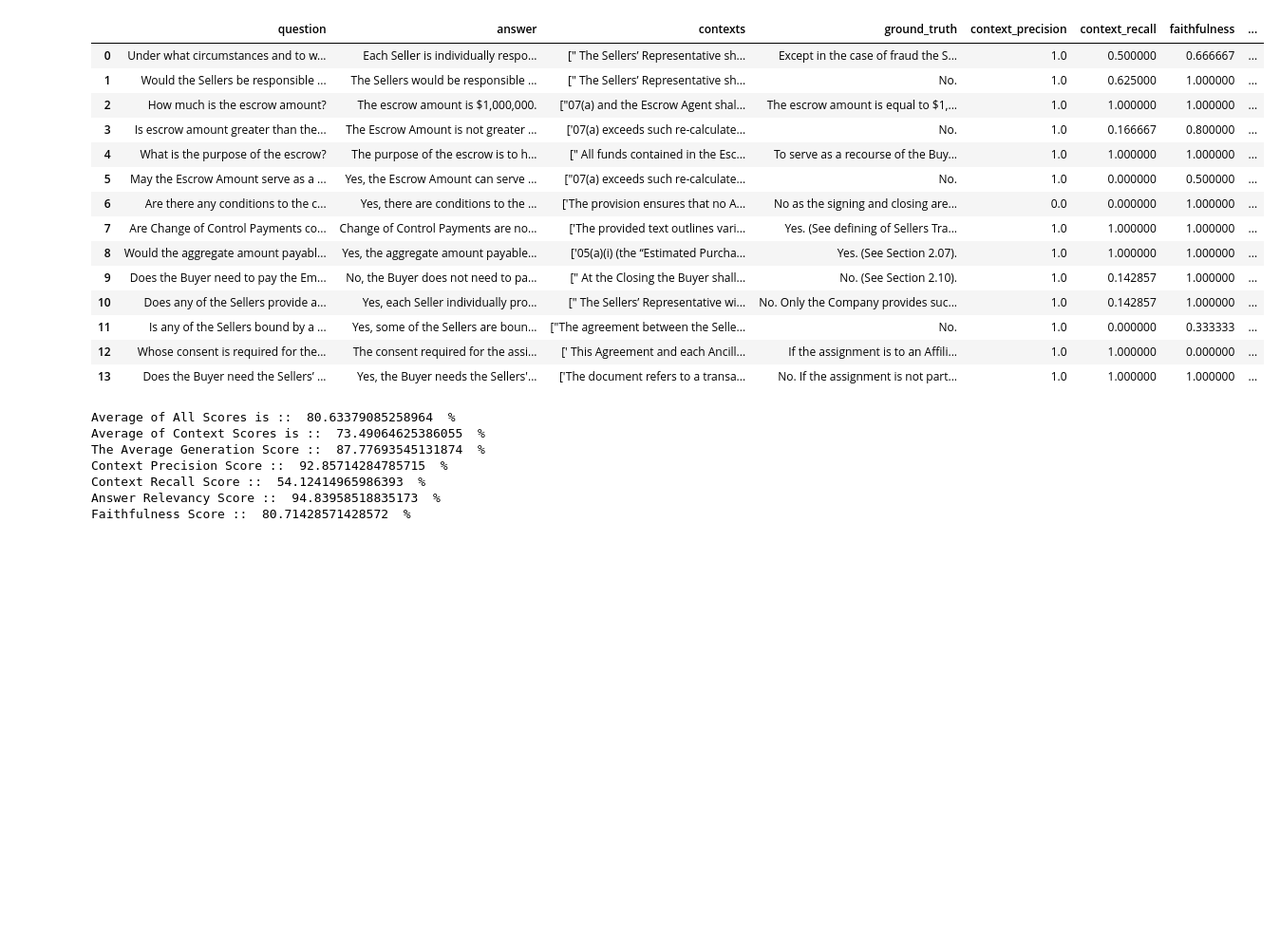
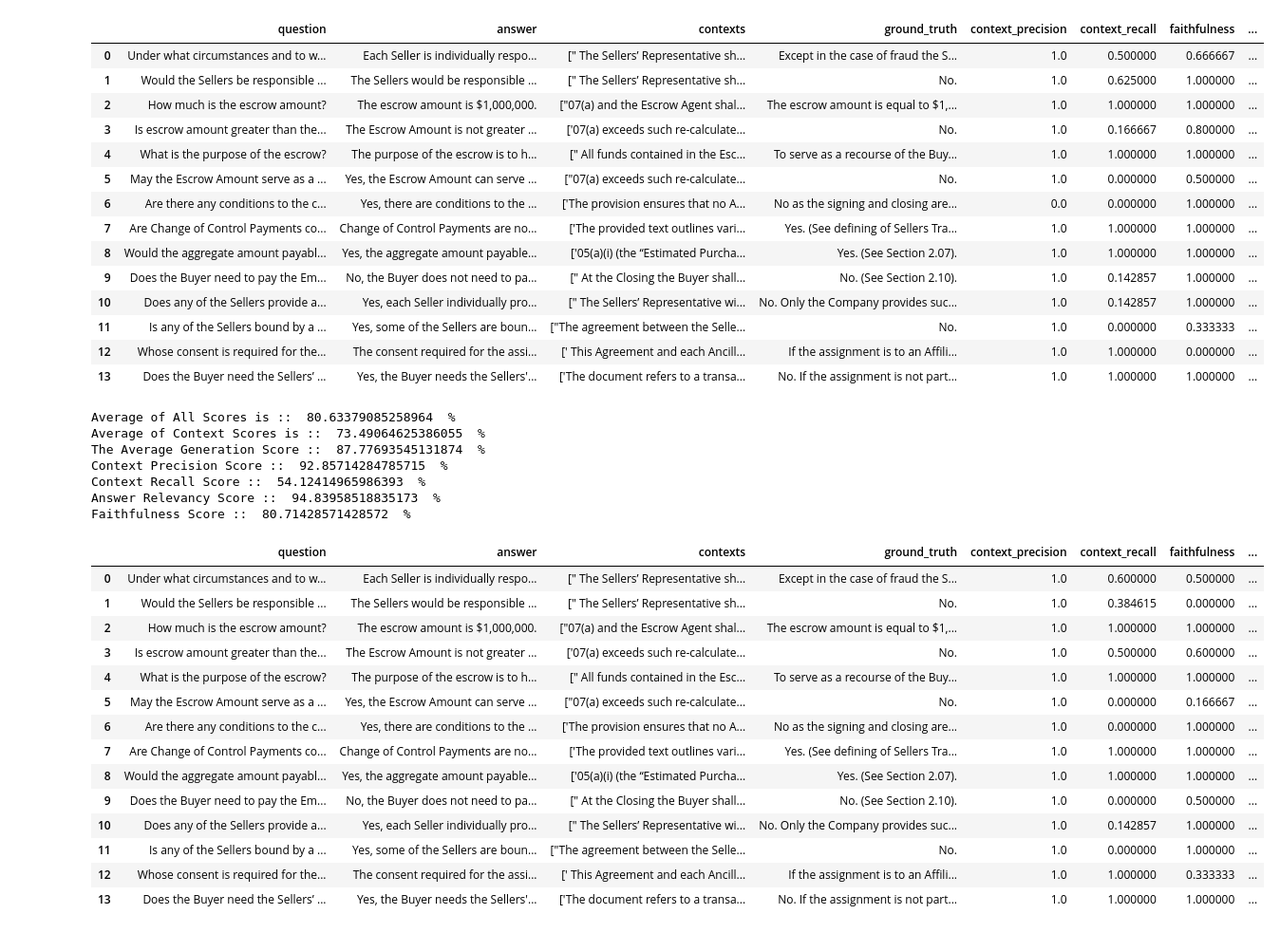
Before and after one commit to dev-abuke/Legal_Expert_Contract_Advisor_Using_Precision_RAG, a Jupyter notebook: notebooks/exploration/ragas.ipynb, the cells around one changed output. Shown at 95% size. Saved outputs shown, nothing was run; the diff lists cells and outputs as text; code cells hidden in the pictures; blank space fills up the shorter version.

```diff
--- a/notebooks/exploration/ragas.ipynb
+++ b/notebooks/exploration/ragas.ipynb
@@ -828,3 +834,22 @@ Context Precision Score ::  92.85714284785715  %
 Context Recall Score ::  54.12414965986393  %
 Answer Relevancy Score ::  94.83958518835173  %
 Faithfulness Score ::  80.71428571428572  %
+# %%
+raptor_gpt_df = pd.read_csv("data/evaluation/RaptorGpt35turbo.csv", index_col=0)
+raptor_gpt_df
+# %% [output]
+|  | question | answer | contexts | ground_truth | context_precision | context_recall | faithfulness | ... |
+| 0 | Under what circumstances and to w... | Each Seller is individually respo... | [" The Sellers’ Representative sh... | Except in the case of fraud the S... | 1.0 | 0.600000 | 0.500000 | ... |
+| 1 | Would the Sellers be responsible ... | The Sellers would be responsible ... | [" The Sellers’ Representative sh... | No. | 1.0 | 0.384615 | 0.000000 | ... |
+| 2 | How much is the escrow amount? | The escrow amount is $1,000,000. | ["07(a) and the Escrow Agent shal... | The escrow amount is equal to $1,... | 1.0 | 1.000000 | 1.000000 | ... |
+| 3 | Is escrow amount greater than the... | The Escrow Amount is not greater ... | ['07(a) exceeds such re-calculate... | No. | 1.0 | 0.500000 | 0.600000 | ... |
+| 4 | What is the purpose of the escrow? | The purpose of the escrow is to h... | [" All funds contained in the Esc... | To serve as a recourse of the Buy... | 1.0 | 1.000000 | 1.000000 | ... |
+| 5 | May the Escrow Amount serve as a ... | Yes, the Escrow Amount can serve ... | ["07(a) exceeds such re-calculate... | No. | 1.0 | 0.000000 | 0.166667 | ... |
+| 6 | Are there any conditions to the c... | Yes, there are conditions to the ... | ['The provision ensures that no A... | No as the signing and closing are... | 1.0 | 0.000000 | 1.000000 | ... |
+| 7 | Are Change of Control Payments co... | Change of Control Payments are no... | ['The provided text outlines vari... | Yes. (See defining of Sellers Tra... | 1.0 | 1.000000 | 1.000000 | ... |
+| 8 | Would the aggregate amount payabl... | Yes, the aggregate amount payable... | ['05(a)(i) (the “Estimated Purcha... | Yes. (See Section 2.07). | 1.0 | 1.000000 | 1.000000 | ... |
+| 9 | Does the Buyer need to pay the Em... | No, the Buyer does not need to pa... | [" At the Closing the Buyer shall... | No. (See Section 2.10). | 1.0 | 0.000000 | 0.500000 | ... |
+| 10 | Does any of the Sellers provide a... | Yes, each Seller individually pro... | [" The Sellers’ Representative wi... | No. Only the Company provides suc... | 1.0 | 0.142857 | 1.000000 | ... |
+| 11 | Is any of the Sellers bound by a ... | Yes, some of the Sellers are boun... | ["The agreement between the Selle... | No. | 1.0 | 0.000000 | 1.000000 | ... |
+| 12 | Whose consent is required for the... | The consent required for the assi... | [' This Agreement and each Ancill... | If the assignment is to an Affili... | 1.0 | 1.000000 | 0.333333 | ... |
+| 13 | Does the Buyer need the Sellers’ ... | Yes, the Buyer needs the Sellers'... | ['The document refers to a transa... | No. If the assignment is not part... | 1.0 | 1.000000 | 1.000000 | ... |
```
Also changed, not shown: parts of 11 cells of this notebook, 3 other files.
